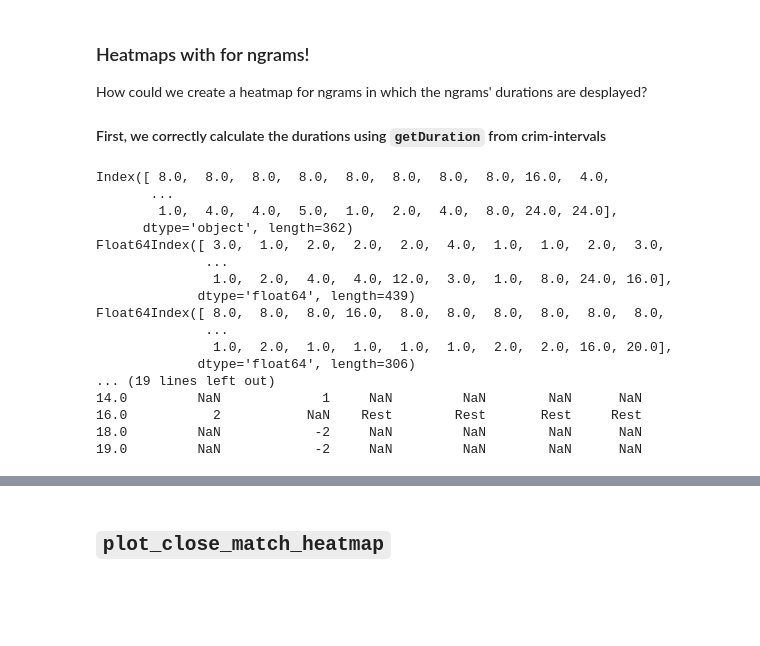
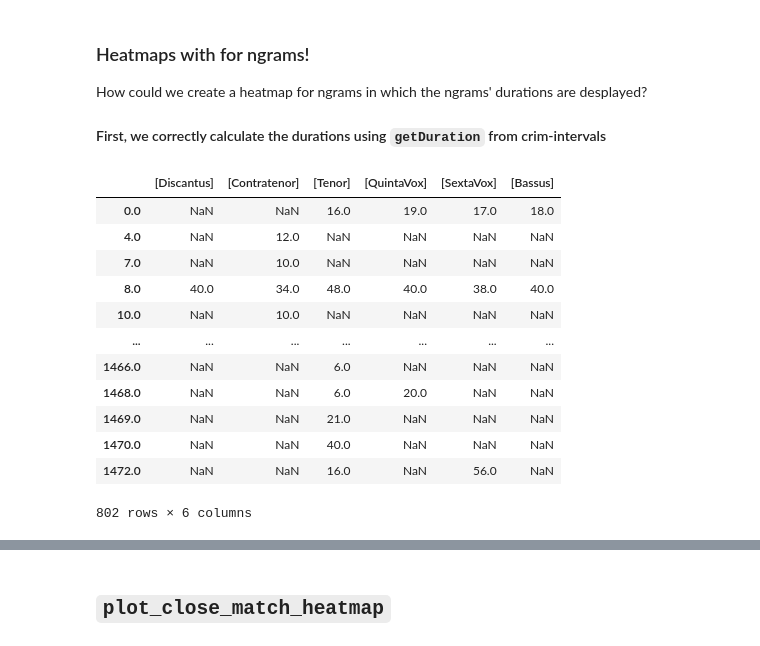
Before and after one commit to trangdang168/CRIM_Intervals_Notebooks, a Jupyter notebook: Trang_CRIM_Intervals_Morgan.ipynb, the cells around one changed output, grey strips where cells are left out. Drawn from its saved outputs; the diff is of its cells as text; code cells hidden in the pictures; blank space fills up the shorter version.

```diff
--- a/Trang_CRIM_Intervals_Morgan.ipynb
+++ b/Trang_CRIM_Intervals_Morgan.ipynb
@@ -132,30 +129,26 @@ How could we create a heatmap for ngrams in which the ngrams' durations are desp
 # %%
 dur = model.getDuration(mel)
 # important: match the indices
-print(mel.head(10))
+# print(mel.head(10))
 # print(dur.head(10))
 # dur = dur.reindex_like(mel)
 # print(dur)
-# dur_ngrams = model.getNgrams(df=dur, n=5)
-# dur_ngrams = dur_ngrams.applymap(lambda cell: sum(cell) if pd.notna(cell) else cell)
-# dur_ngrams
+dur_ngrams = model.getNgrams(df=dur, n=5)
+dur_ngrams = dur_ngrams.applymap(lambda cell: sum(cell) if pd.notna(cell) else cell)
+dur_ngrams
 # %% [output]
+|  | [Discantus] | [Contratenor] | [Tenor] | [QuintaVox] | [SextaVox] | [Bassus] |
+| 0.0 | NaN | NaN | 16.0 | 19.0 | 17.0 | 18.0 |
+| 4.0 | NaN | 12.0 | NaN | NaN | NaN | NaN |
+| 7.0 | NaN | 10.0 | NaN | NaN | NaN | NaN |
+| 8.0 | 40.0 | 34.0 | 48.0 | 40.0 | 38.0 | 40.0 |
+| 10.0 | NaN | 10.0 | NaN | NaN | NaN | NaN |
+| ... | ... | ... | ... | ... | ... | ... |
+| 1466.0 | NaN | NaN | 6.0 | NaN | NaN | NaN |
+| 1468.0 | NaN | NaN | 6.0 | 20.0 | NaN | NaN |
+| 1469.0 | NaN | NaN | 21.0 | NaN | NaN | NaN |
+| 1470.0 | NaN | NaN | 40.0 | NaN | NaN | NaN |
+| 1472.0 | NaN | NaN | 16.0 | NaN | 56.0 | NaN |
-Index([ 8.0,  8.0,  8.0,  8.0,  8.0,  8.0,  8.0,  8.0, 16.0,  4.0,
-       ...
-        1.0,  4.0,  4.0,  5.0,  1.0,  2.0,  4.0,  8.0, 24.0, 24.0],
-      dtype='object', length=362)
-Float64Index([ 3.0,  1.0,  2.0,  2.0,  2.0,  4.0,  1.0,  1.0,  2.0,  3.0,
-              ...
-               1.0,  2.0,  4.0,  4.0, 12.0,  3.0,  1.0,  8.0, 24.0, 16.0],
-             dtype='float64', length=439)
-Float64Index([ 8.0,  8.0,  8.0, 16.0,  8.0,  8.0,  8.0,  8.0,  8.0,  8.0,
-              ...
-               1.0,  2.0,  1.0,  1.0,  1.0,  1.0,  2.0,  2.0, 16.0, 20.0],
-             dtype='float64', length=306)
-... (19 lines left out)
-14.0         NaN             1     NaN         NaN        NaN      NaN
-16.0           2           NaN    Rest        Rest       Rest     Rest
-18.0         NaN            -2     NaN         NaN        NaN      NaN
-19.0         NaN            -2     NaN         NaN        NaN      NaN
+802 rows × 6 columns
 # %%
 # viz.process_ngrams_df_helper(model.getNgrams(pd.concat([mel, dur], axis=1)), 'pattern')['pattern'].value_counts()
```
Also changed, not shown: parts of 7 cells of this notebook, 3 other files.
